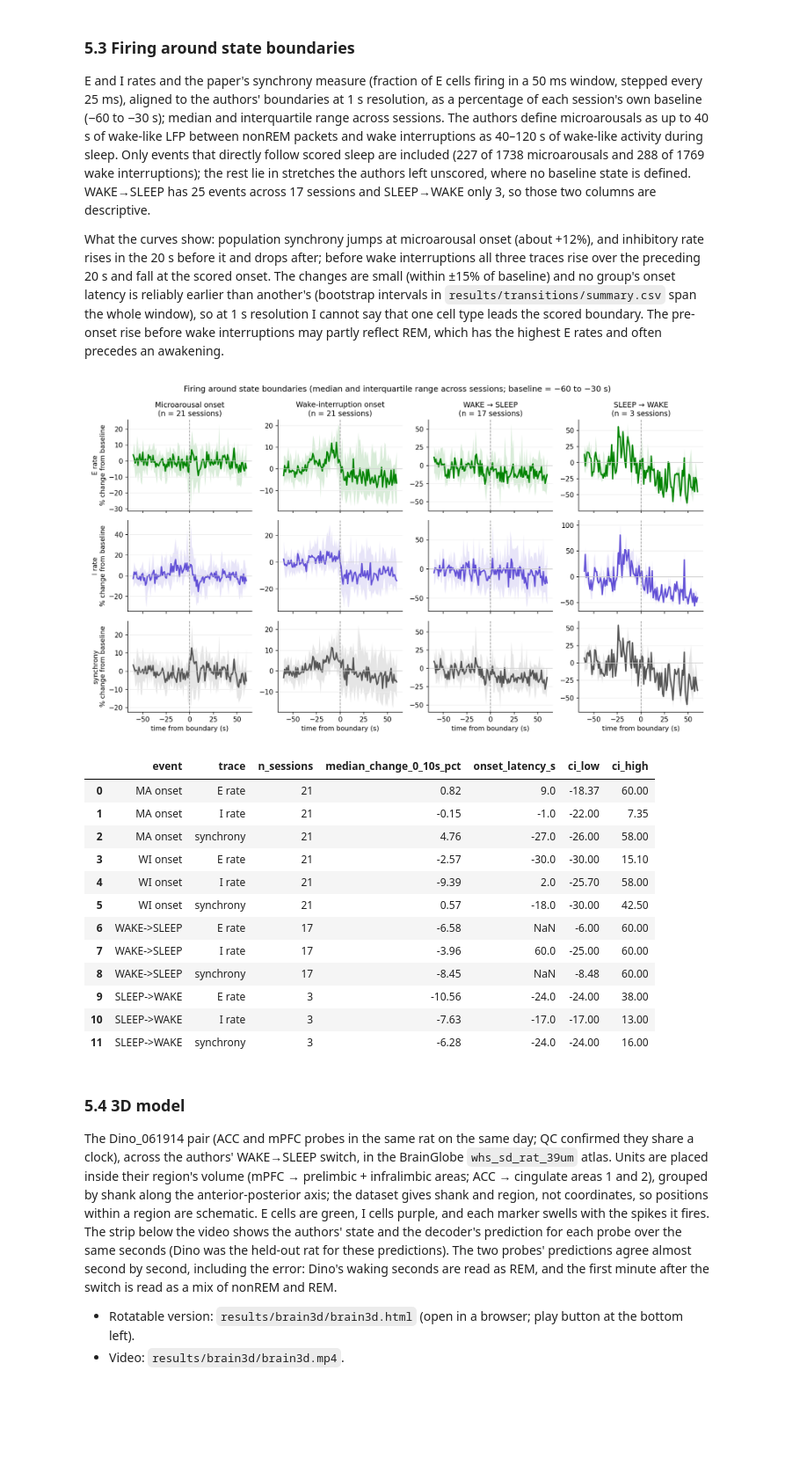
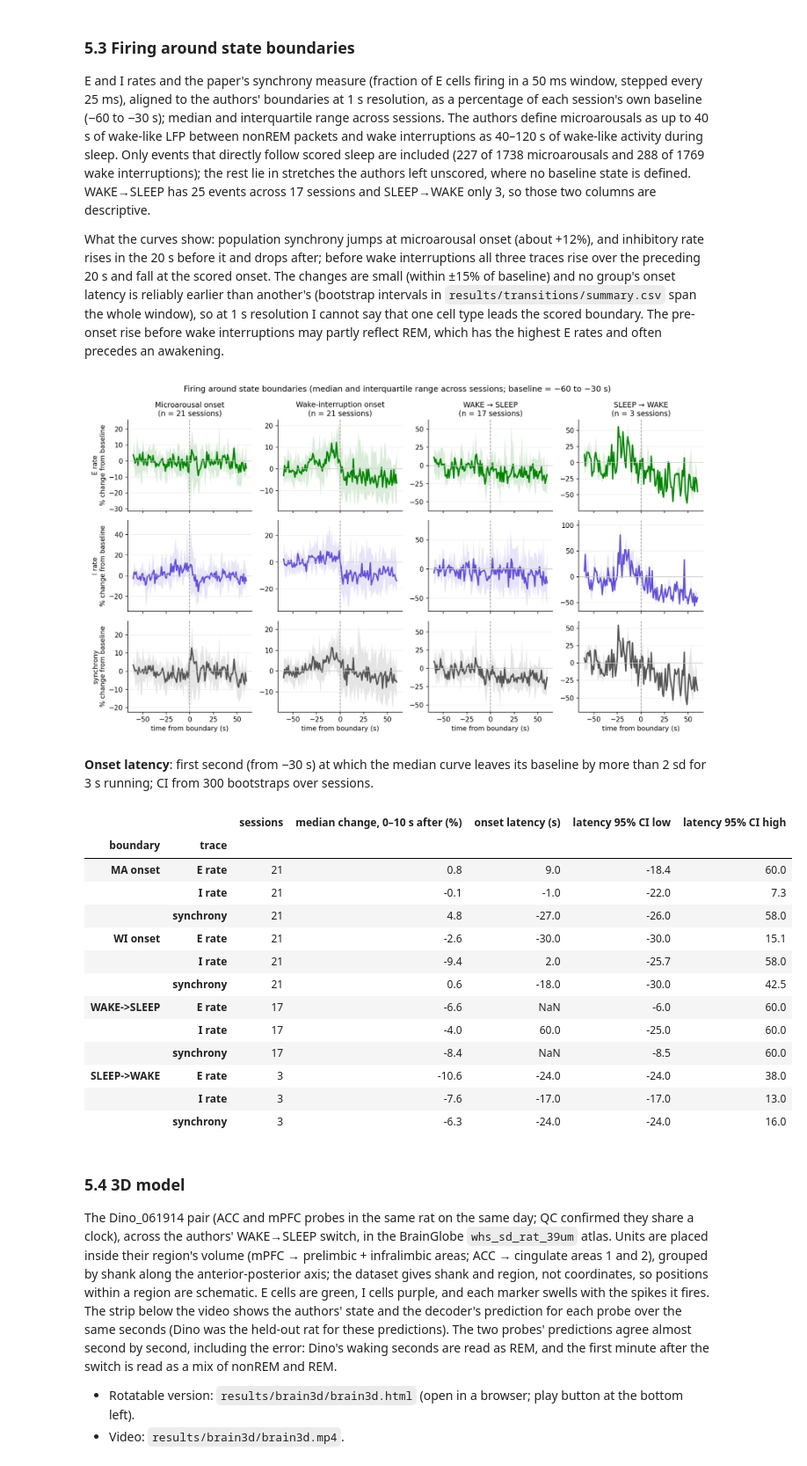
Before and after one commit to lucagandrud/PSYC40Final, a Jupyter notebook: notebooks/PSYC40Final.ipynb, the cells around one changed output. Shown at 88% size. Drawn from its saved outputs; the diff is of its cells as text; code cells hidden in the pictures; blank space fills up the shorter version.

Commit message:
Notebook polish: transitions table headers, confusion size, removed unrun ablation bullet
Co-Authored-By: Claude Fable 5.1 <noreply@anthropic.com>

```diff
--- a/notebooks/PSYC40Final.ipynb
+++ b/notebooks/PSYC40Final.ipynb
@@ -147,25 +146,30 @@ if os.path.exists("../figures/results_dropping.png"):
 E and I rates and the paper's synchrony measure (fraction of E cells firing in a 50 ms window, stepped every 25 ms), aligned to the authors' boundaries at 1 s resolution, as a percentage of each session's own baseline (−60 to −30 s); median and interquartile range across sessions. The authors define microarousals as up to 40 s of wake-like LFP between nonREM packets and wake interruptions as 40–120 s of wake-like activity during sleep. Only events that directly follow scored sleep are included (227 of 1738 microarousals and 288 of 1769 wake interruptions); the rest lie in stretches the authors left unscored, where no baseline state is defined. WAKE→SLEEP has 25 events across 17 sessions and SLEEP→WAKE only 3, so those two columns are descriptive.
 
 What the curves show: population synchrony jumps at microarousal onset (about +12%), and inhibitory rate rises in the 20 s before it and drops after; before wake interruptions all three traces rise over the preceding 20 s and fall at the scored onset. The changes are small (within ±15% of baseline) and no group's onset latency is reliably earlier than another's (bootstrap intervals in `results/transitions/summary.csv` span the whole window), so at 1 s resolution I cannot say that one cell type leads the scored boundary. The pre-onset rise before wake interruptions may partly reflect REM, which has the highest E rates and often precedes an awakening.
-# %%
-display(Image("../figures/transitions.png", width=1000))
-t = pd.read_csv("../results/transitions/summary.csv")
-display(t.round(2))
-# %% [output]
-[figure, removed]
-|  | event | trace | n_sessions | median_change_0_10s_pct | onset_latency_s | ci_low | ci_high |
-| 0 | MA onset | E rate | 21 | 0.82 | 9.0 | -18.37 | 60.00 |
-| 1 | MA onset | I rate | 21 | -0.15 | -1.0 | -22.00 | 7.35 |
-| 2 | MA onset | synchrony | 21 | 4.76 | -27.0 | -26.00 | 58.00 |
-| 3 | WI onset | E rate | 21 | -2.57 | -30.0 | -30.00 | 15.10 |
-| 4 | WI onset | I rate | 21 | -9.39 | 2.0 | -25.70 | 58.00 |
-| 5 | WI onset | synchrony | 21 | 0.57 | -18.0 | -30.00 | 42.50 |
-| 6 | WAKE->SLEEP | E rate | 17 | -6.58 | NaN | -6.00 | 60.00 |
-| 7 | WAKE->SLEEP | I rate | 17 | -3.96 | 60.0 | -25.00 | 60.00 |
-| 8 | WAKE->SLEEP | synchrony | 17 | -8.45 | NaN | -8.48 | 60.00 |
-| 9 | SLEEP->WAKE | E rate | 3 | -10.56 | -24.0 | -24.00 | 38.00 |
-| 10 | SLEEP->WAKE | I rate | 3 | -7.63 | -17.0 | -17.00 | 13.00 |
-| 11 | SLEEP->WAKE | synchrony | 3 | -6.28 | -24.0 | -24.00 | 16.00 |
+# %%
+display(Image("../figures/transitions.png", width=1000))
+t = pd.read_csv("../results/transitions/summary.csv").rename(columns={
+    "event": "boundary", "n_sessions": "sessions", "median_change_0_10s_pct": "median change, 0–10 s after (%)",
+    "onset_latency_s": "onset latency (s)", "ci_low": "latency 95% CI low", "ci_high": "latency 95% CI high"})
+display(HTML("<p><b>Onset latency</b>: first second (from −30 s) at which the median curve leaves its baseline by more than 2 sd for 3 s running; CI from 300 bootstraps over sessions.</p>"))
+display(t.round(1).set_index(["boundary", "trace"]))
+# %% [output]
+[figure, added]
+Onset latency: first second (from −30 s) at which the median curve leaves its baseline by more than 2 sd for 3 s running; CI from 300 bootstraps over sessions.
+|  |  | sessions | median change, 0–10 s after (%) | onset latency (s) | latency 95% CI low | latency 95% CI high |
+| boundary | trace |  |  |  |  |  |
+| MA onset | E rate | 21 | 0.8 | 9.0 | -18.4 | 60.0 |
+|  | I rate | 21 | -0.1 | -1.0 | -22.0 | 7.3 |
+|  | synchrony | 21 | 4.8 | -27.0 | -26.0 | 58.0 |
+| WI onset | E rate | 21 | -2.6 | -30.0 | -30.0 | 15.1 |
+|  | I rate | 21 | -9.4 | 2.0 | -25.7 | 58.0 |
+|  | synchrony | 21 | 0.6 | -18.0 | -30.0 | 42.5 |
+| WAKE->SLEEP | E rate | 17 | -6.6 | NaN | -6.0 | 60.0 |
+|  | I rate | 17 | -4.0 | 60.0 | -25.0 | 60.0 |
+|  | synchrony | 17 | -8.4 | NaN | -8.5 | 60.0 |
+| SLEEP->WAKE | E rate | 3 | -10.6 | -24.0 | -24.0 | 38.0 |
+|  | I rate | 3 | -7.6 | -17.0 | -17.0 | 13.0 |
+|  | synchrony | 3 | -6.3 | -24.0 | -24.0 | 16.0 |
 # %% [markdown]
 ### 5.4 3D model
 
```
Also changed, not shown: parts of 2 cells of this notebook, 4 other files.
